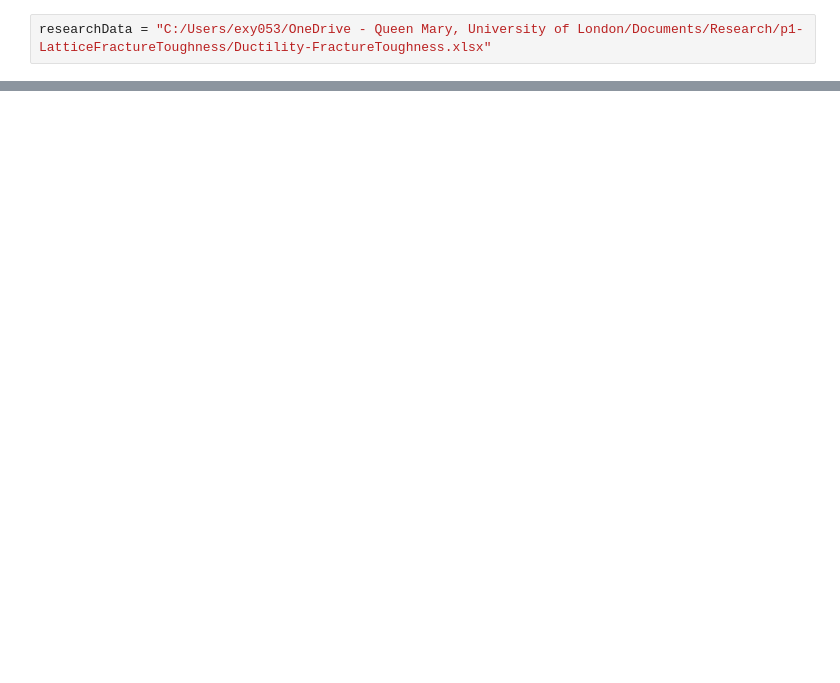
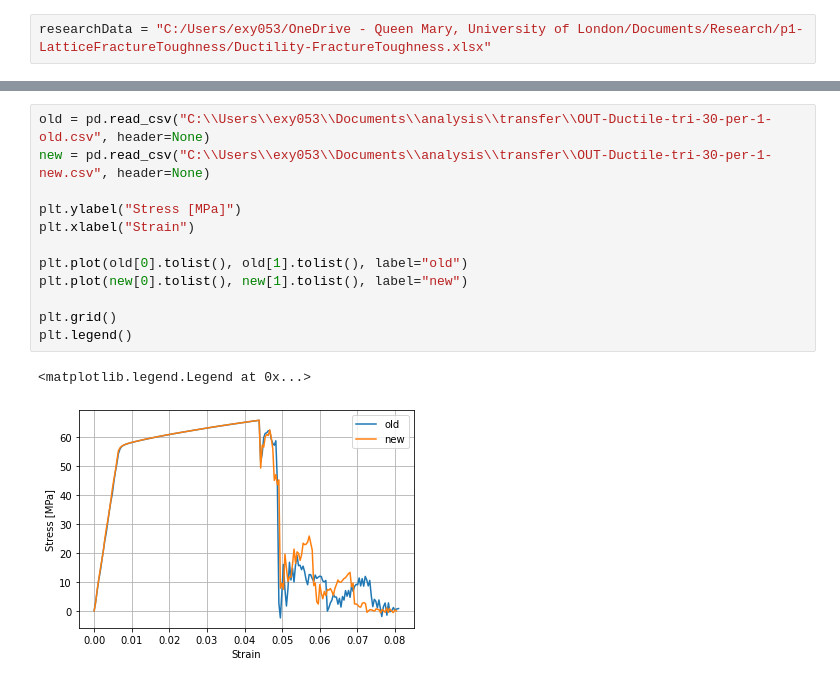
Before and after one commit to niccoforte/NF-PhD-gitRepo, a Jupyter notebook: code/plots.ipynb, the cells around one changed output, grey strips where cells are left out. Cells and saved outputs as stored; diff of their text form; blank space fills up the shorter version.

```diff
--- a/code/plots.ipynb
+++ b/code/plots.ipynb
@@ -375,0 +443,15 @@ ax1.legend()
+# %%
+old = pd.read_csv("C:\\Users\\exy053\\Documents\\analysis\\transfer\\OUT-Ductile-tri-30-per-1-old.csv", header=None)
+new = pd.read_csv("C:\\Users\\exy053\\Documents\\analysis\\transfer\\OUT-Ductile-tri-30-per-1-new.csv", header=None)
+
+plt.ylabel("Stress [MPa]")
+plt.xlabel("Strain")
+
+plt.plot(old[0].tolist(), old[1].tolist(), label="old")
+plt.plot(new[0].tolist(), new[1].tolist(), label="new")
+
+plt.grid()
+plt.legend()
+# %% [output]
+<matplotlib.legend.Legend at 0x...>
+[figure, added]
```
Also changed, not shown: parts of 14 cells of this notebook, 6 other files.
